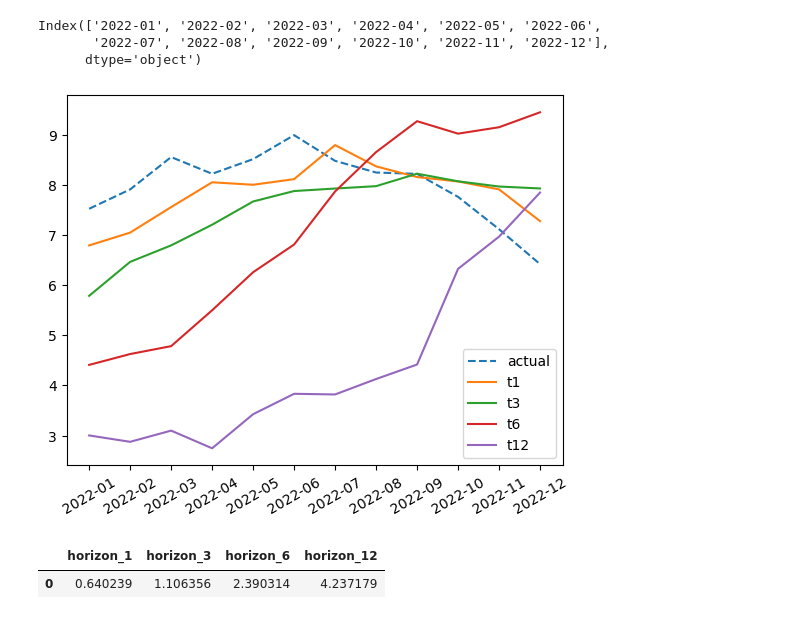
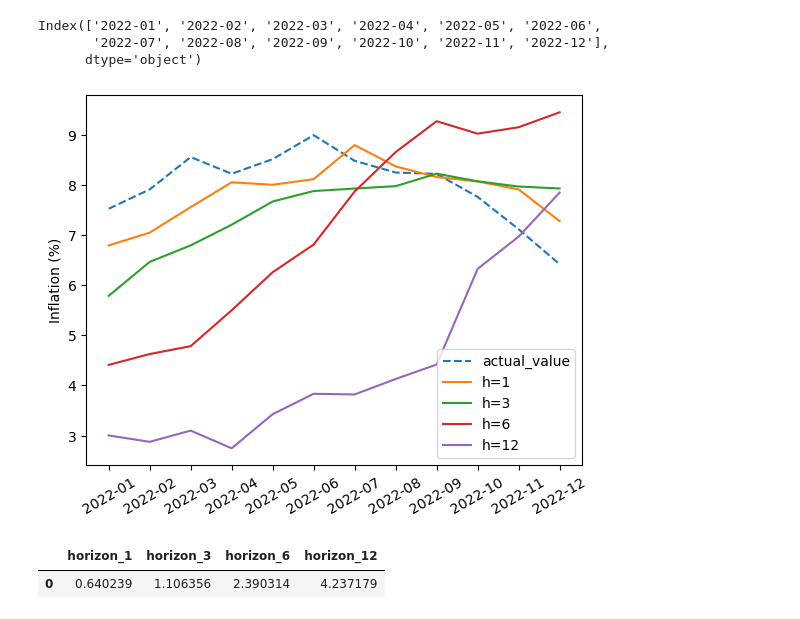
Before and after one commit to Geetika-L/Econ_472, a Jupyter notebook: RF_all_horizon.ipynb, the cells around one changed output. Drawn from its saved outputs; the diff is of its cells as text; code cells hidden in the pictures.

```diff
--- a/RF_all_horizon.ipynb
+++ b/RF_all_horizon.ipynb
@@ -217,17 +217,19 @@ Index(['2022-01', '2022-02', '2022-03', '2022-04', '2022-05', '2022-06',
 # %%
 ## Do 4 plots for test set Jan - Dec 2022
 import matplotlib.pyplot as plt
 date = df_all_horizons_results.index
-plt.plot(date, df_all_horizons_results['actual'], label = 'actual', linestyle = 'dashed')
-plt.plot(date, df_all_horizons_results['predicted_t1'], label = 't1')
-plt.plot(date, df_all_horizons_results['predicted_t3'], label = 't3')
-plt.plot(date, df_all_horizons_results['predicted_t6'], label = 't6')
-plt.plot(date, df_all_horizons_results['predicted_t12'], label = 't12')
+plt.plot(date, df_all_horizons_results['actual'], label = 'actual_value', linestyle = 'dashed')
+plt.plot(date, df_all_horizons_results['predicted_t1'], label = 'h=1')
+plt.plot(date, df_all_horizons_results['predicted_t3'], label = 'h=3')
+plt.plot(date, df_all_horizons_results['predicted_t6'], label = 'h=6')
+plt.plot(date, df_all_horizons_results['predicted_t12'], label = 'h=12')
 plt.xticks(rotation=30)
+plt.ylabel('Inflation (%)')
 plt.legend()
+plt.savefig('Test set comparison.png')
 plt.show()
 # %% [output]
-[figure, old version]
+[figure, new version]
 # %%
 ## Find RMSE of all 4 models
 from sklearn.metrics import mean_squared_error
```
Also changed, not shown: parts of 13 cells of this notebook.
